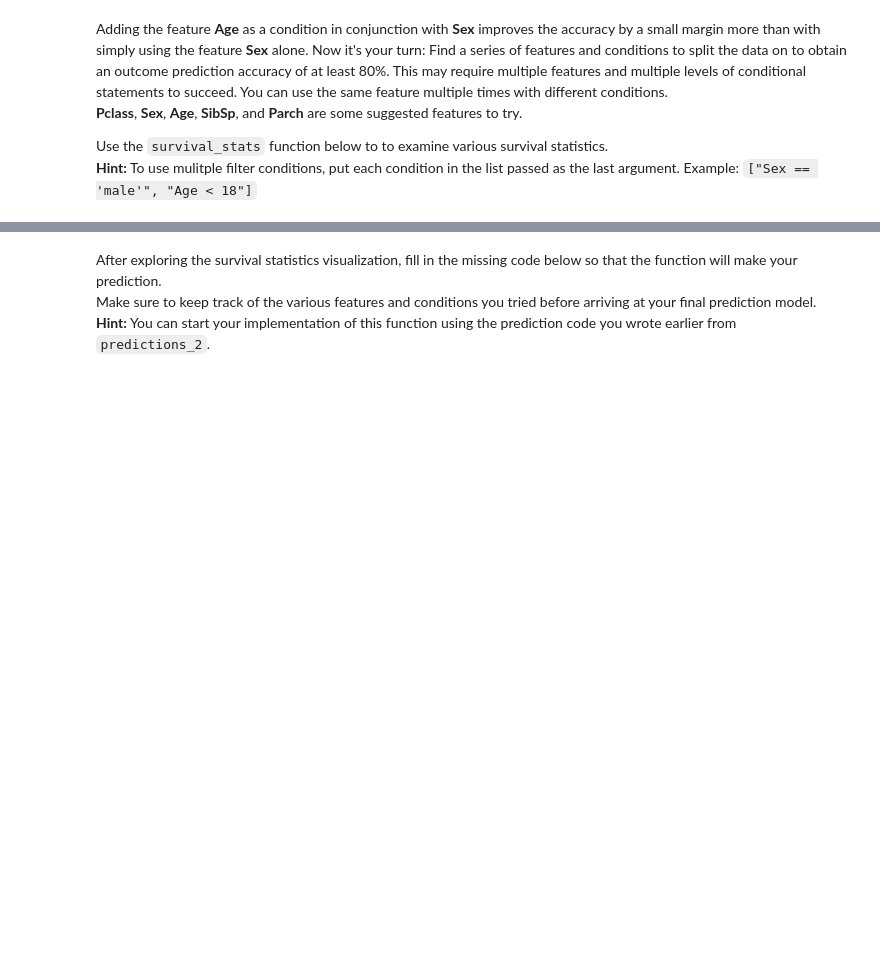
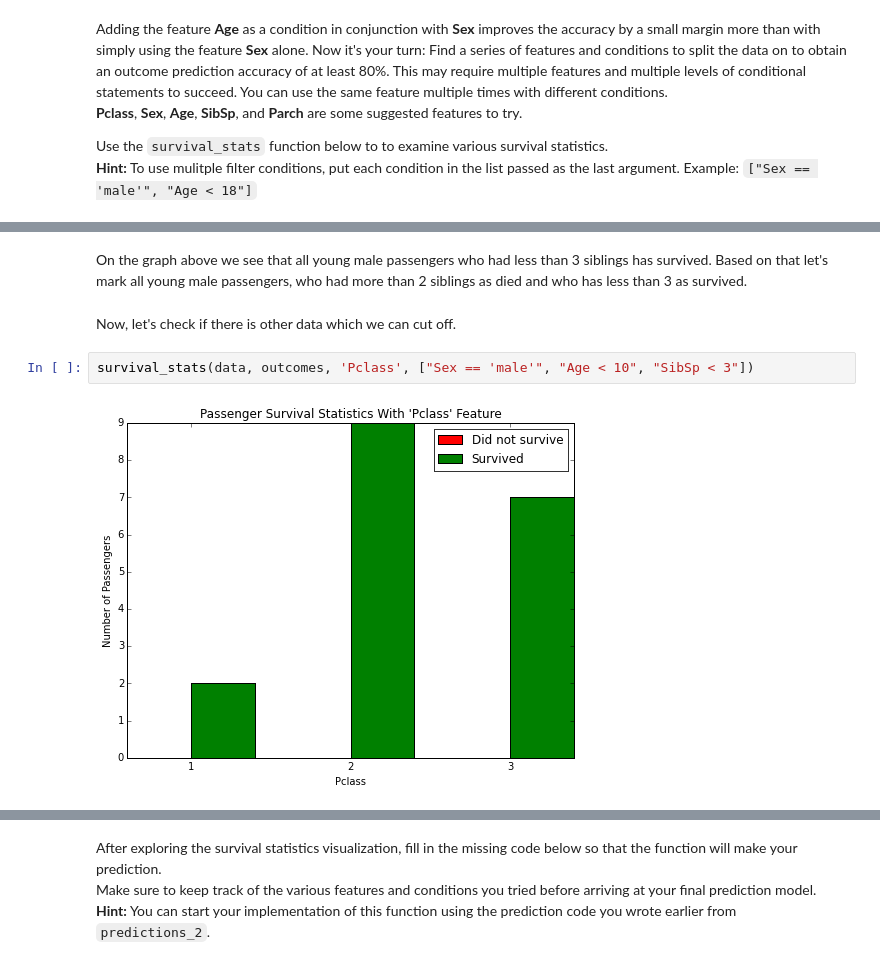
Before and after one commit to PetrShypila/P0-TitanicSurvivalExploration, a Jupyter notebook: Titanic_Survival_Exploration.ipynb, the cells around one changed output, grey strips where cells are left out. Cells and saved outputs as stored; diff of their text form; blank space fills up the shorter version.

```diff
--- a/Titanic_Survival_Exploration.ipynb
+++ b/Titanic_Survival_Exploration.ipynb
@@ -232 +239,9 @@ Use the `survival_stats` function below to to examine various survival statistic
+# %% [markdown]
+On the graph above we see that all young male passengers who had less than 3 siblings has survived. Based on that let's mark all young male passengers, who had more than 2 siblings as died and who has less than 3 as survived.
+# %% [markdown]
+Now, let's check if there is other data which we can cut off.
+# %%
+survival_stats(data, outcomes, 'Pclass', ["Sex == 'male'", "Age < 10", "SibSp < 3"])
+# %% [output]
+[figure, added]
 # %%
```
Also changed, not shown: parts of 8 cells of this notebook, 1 other file.
